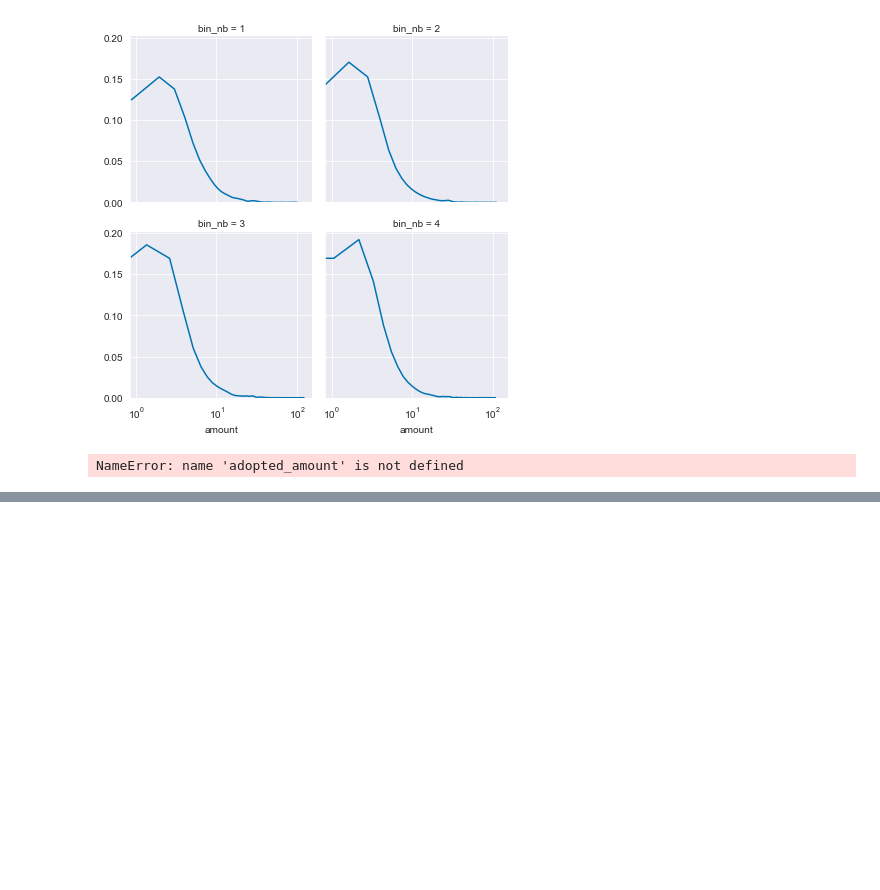
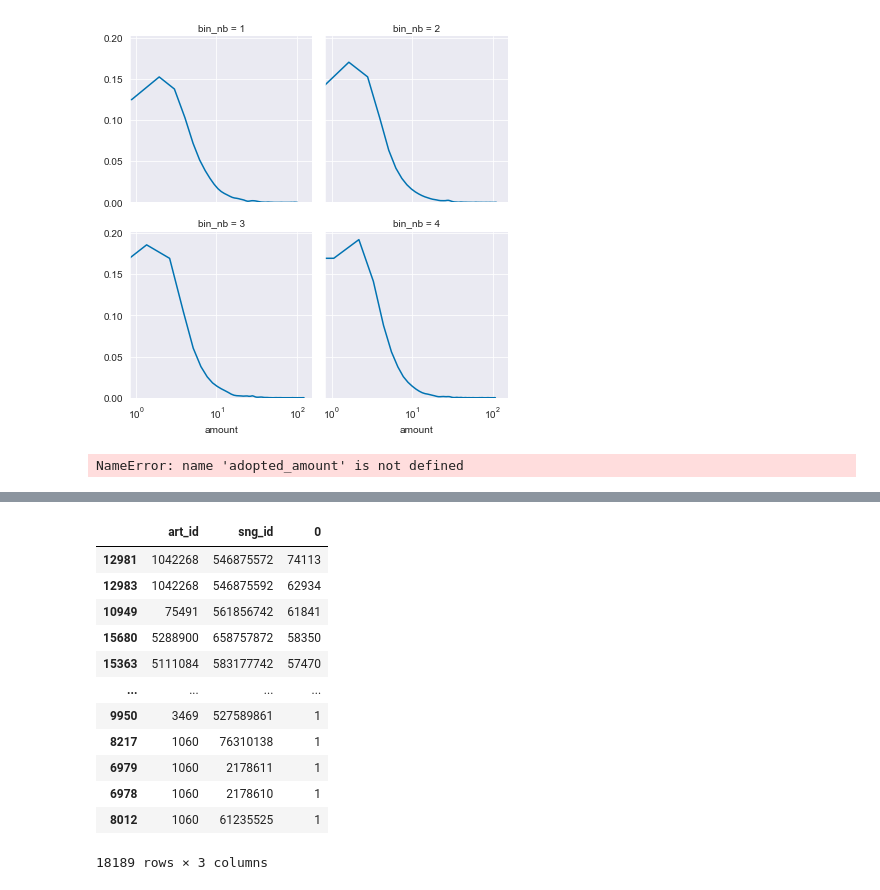
Before and after one commit to QuVil/cmb-recommendation, a Jupyter notebook: src/analysis/mainstream_tests.ipynb, the cells around one changed output, grey strips where cells are left out. Cells and saved outputs as stored; diff of their text form; code cells hidden in the pictures; blank space fills up the shorter version.

```diff
--- a/src/analysis/mainstream_tests.ipynb
+++ b/src/analysis/mainstream_tests.ipynb
@@ -1079,0 +1082,3 @@ NameError: name 'adopted_amount' is not defined
+# %%
+data = pd.read_csv("../../data/spring2020/all_binned.csv")
+data
@@ -1079,0 +1134,16 @@ NameError: name 'adopted_amount' is not defined
+# %%
+data[data["bin_nb"] == 1].groupby(["art_id", "sng_id"]).size().to_frame().reset_index().sort_values(0, ascending=False)
+# %% [output]
+|  | art_id | sng_id | 0 |
+| 12981 | 1042268 | 546875572 | 74113 |
+| 12983 | 1042268 | 546875592 | 62934 |
+| 10949 | 75491 | 561856742 | 61841 |
+| 15680 | 5288900 | 658757872 | 58350 |
+| 15363 | 5111084 | 583177742 | 57470 |
+| ... | ... | ... | ... |
+| 9950 | 3469 | 527589861 | 1 |
+| 8217 | 1060 | 76310138 | 1 |
+| 6979 | 1060 | 2178611 | 1 |
+| 6978 | 1060 | 2178610 | 1 |
+| 8012 | 1060 | 61235525 | 1 |
+18189 rows × 3 columns
```
Also changed, not shown: parts of 8 cells of this notebook, 7 other files.
